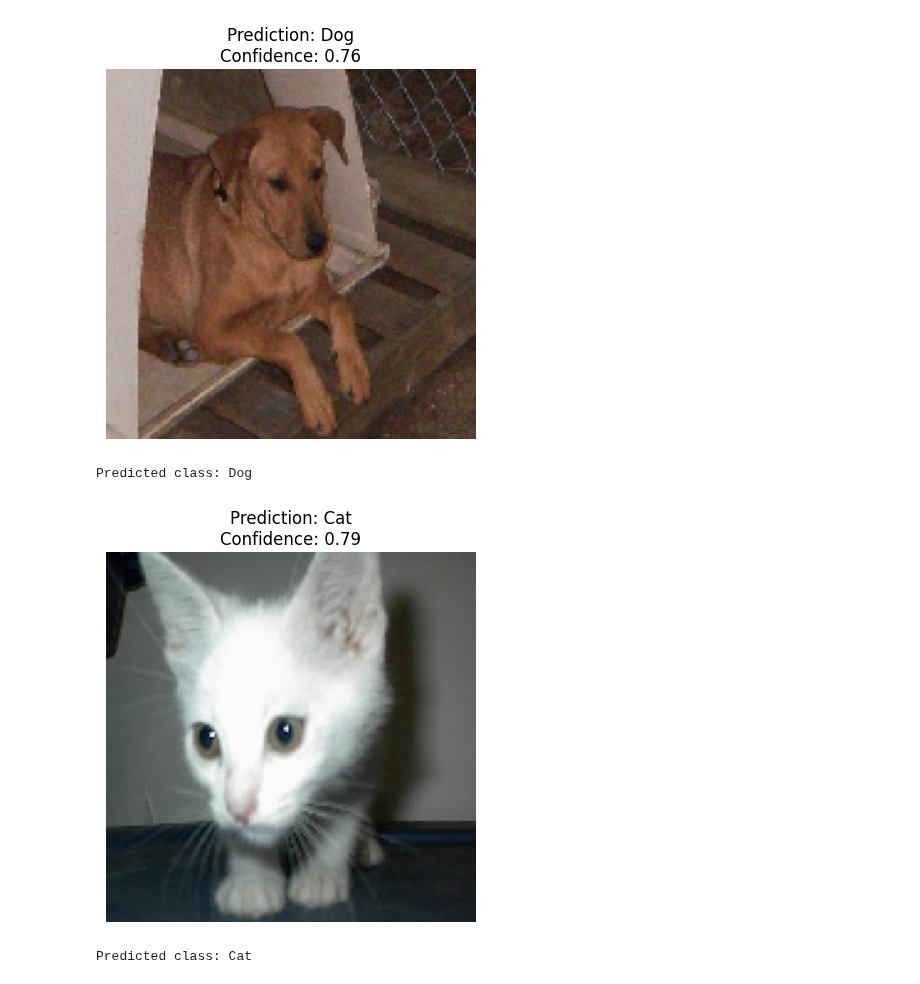
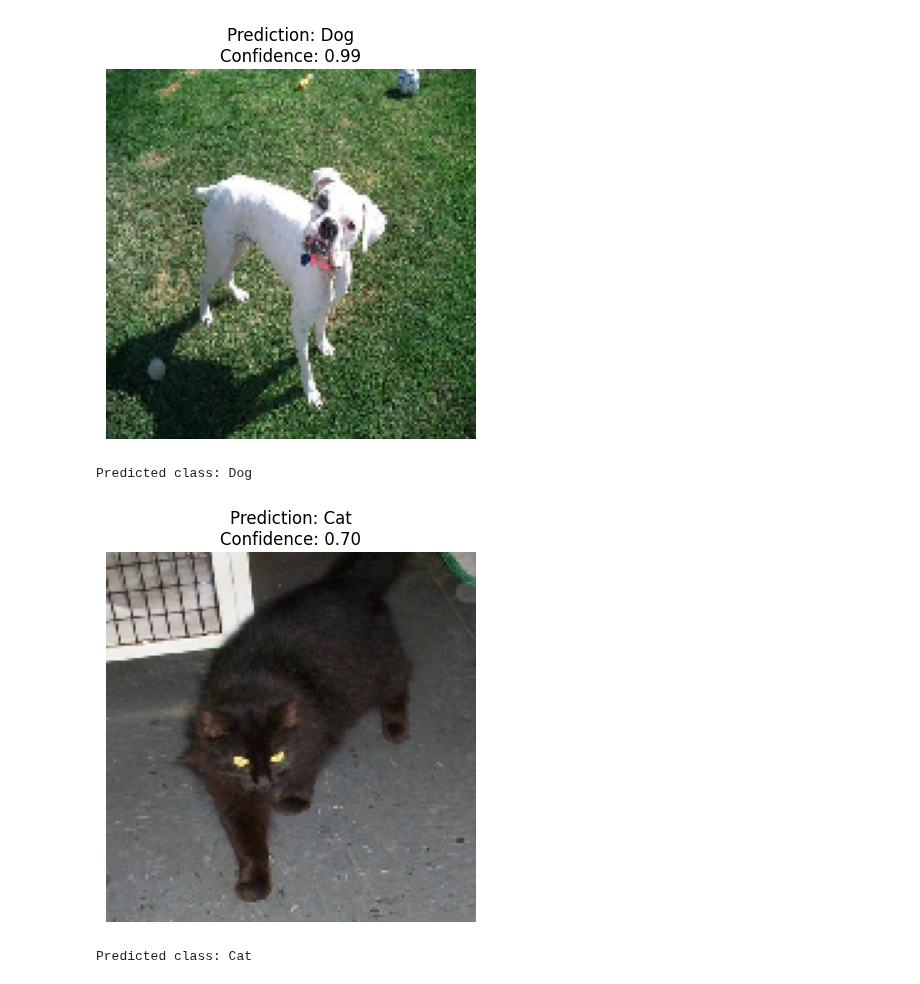
Before and after one commit to lovnishverma/Python-Getting-Started, a Jupyter notebook: dogs_vs_cats.ipynb, the cells around one changed output. Saved outputs shown, nothing was run; the diff lists cells and outputs as text; code cells hidden in the pictures.

```diff
--- a/dogs_vs_cats.ipynb
+++ b/dogs_vs_cats.ipynb
@@ -255,0 +222,8 @@ WARNING:absl:You are saving your model as an HDF5 file via `model.save()` or `ke
+# %%
+# Save the Model (Legacy way- not recommended)
+# model.save(os.path.join(WORK_DIR, 'dogs_vs_cats_model.h5'))
+
+# Save Model in new Keras format (recommended)
+final_model_path = os.path.join(WORK_DIR, 'dogs_vs_cats_model.keras')
+model.save(final_model_path)
+print("Final model saved at:", final_model_path)
@@ -255,0 +232,21 @@ WARNING:absl:You are saving your model as an HDF5 file via `model.save()` or `ke
+# %%
+from tensorflow.keras.models import load_model
+from tensorflow.keras.preprocessing import image
+import numpy as np
+import matplotlib.pyplot as plt
+import os
+
+# Load the saved model (Legacy way- not recommended)
+# model = load_model('/kaggle/working/dogs_vs_cats_model.h5')
+
+# Load Model
+loaded_model = tf.keras.models.load_model(final_model_path)
+print("Loaded model, re-evaluating...")
+loss, acc = loaded_model.evaluate(val_gen, verbose=0)
+print(f"Reloaded model Accuracy: {acc:.4f}")
+
+model = loaded_model
+
+# Constants
+IMG_HEIGHT = 150
+IMG_WIDTH = 150
@@ -291,12 +280,12 @@ WARNING:absl:Compiled the loaded model, but the compiled metrics have yet to be
 # %%
-result = predict_image("/kaggle/input/dogs-vs-cats/test/dogs/dog.100.jpg")
+result = predict_image("/root/.cache/kagglehub/datasets/princelv84/dogsvscats/versions/1/test/dogs/dog.10028.jpg")
 print("Predicted class:", result)
 
 
-result = predict_image("/kaggle/working/sample/validation/cats/cat.10159.jpg")
+result = predict_image("/root/.cache/kagglehub/datasets/princelv84/dogsvscats/versions/1/test/cats/cat.2837.jpg")
 print("Predicted class:", result)
 # %% [output]
-[figure, old version]
+[figure, new version]
 Predicted class: Dog
-[figure, old version]
+[figure, new version]
 Predicted class: Cat
```
Also changed, not shown: parts of 19 cells of this notebook.
